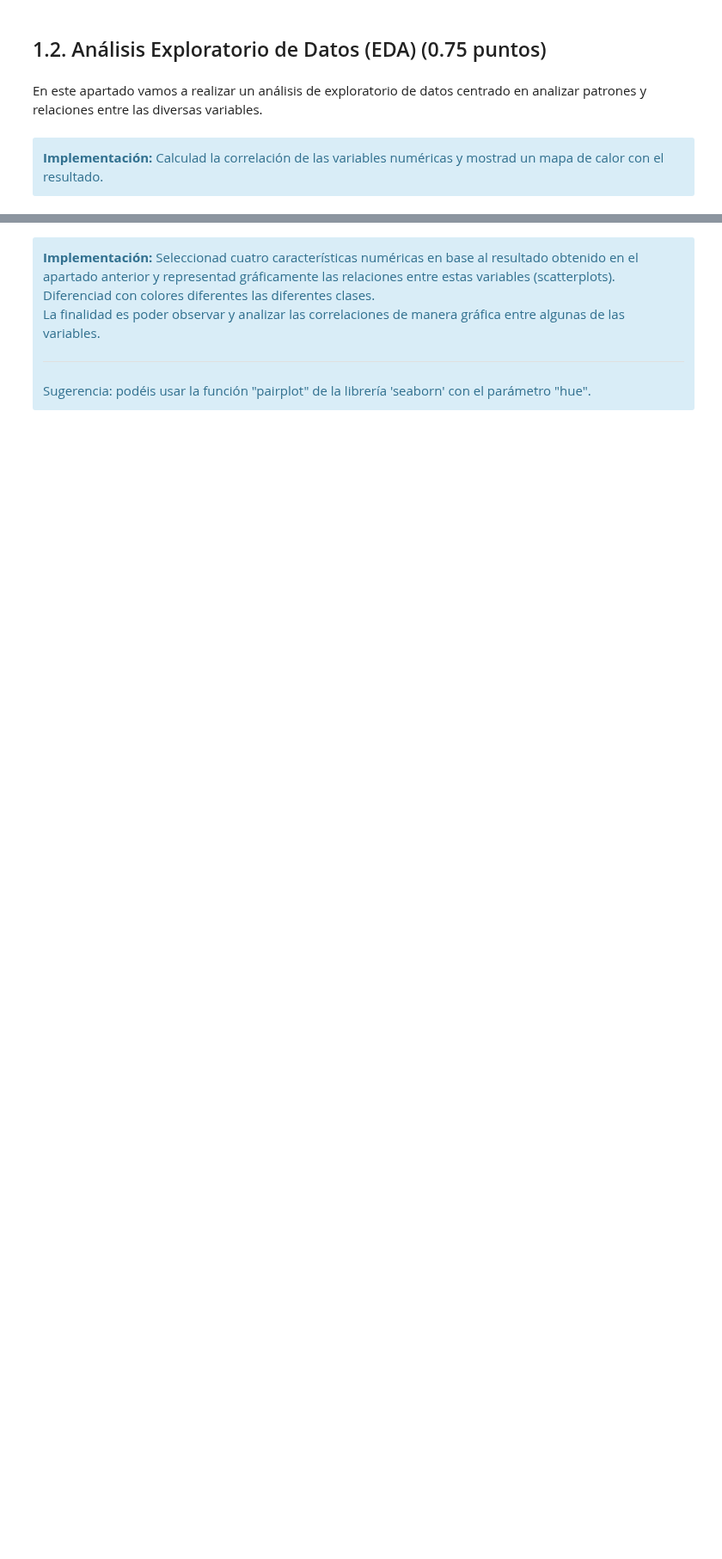
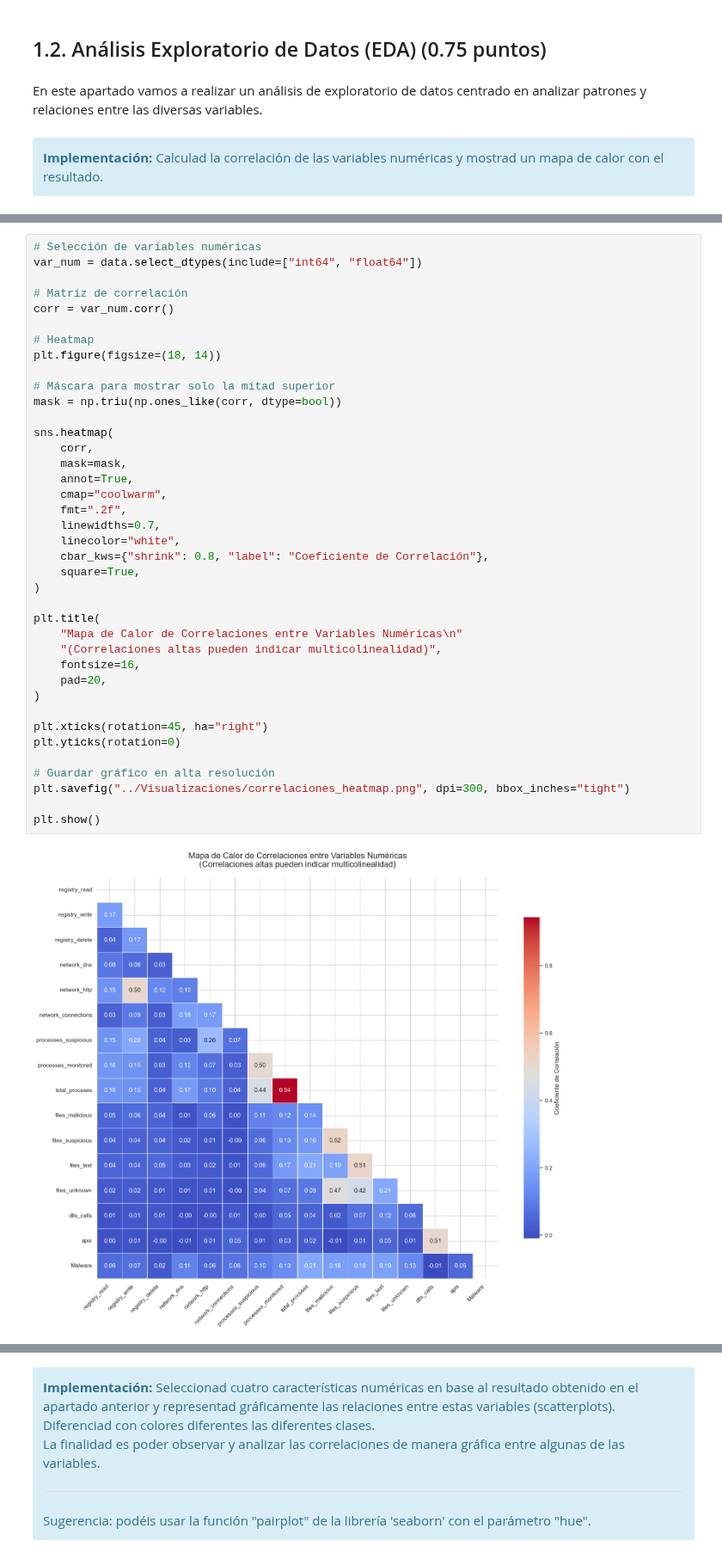
Before and after one commit to JulioUQ/Aprendizaje-automatico-con-python, a Jupyter notebook: Bloque 3 - Métodos supervisados/PEC/M2_891_20251_PEC3_UbedaQuesadaJulio.ipynb, the cells around one changed output, grey strips where cells are left out. Shown at 86% size. Cells and saved outputs as stored; diff of their text form; blank space fills up the shorter version.

```diff
--- a/Bloque 3 - Métodos supervisados/PEC/M2_891_20251_PEC3_UbedaQuesadaJulio.ipynb
+++ b/Bloque 3 - Métodos supervisados/PEC/M2_891_20251_PEC3_UbedaQuesadaJulio.ipynb
@@ -142,0 +297,41 @@ plt.show()
+# %%
+# Selección de variables numéricas
+var_num = data.select_dtypes(include=["int64", "float64"])
+
+# Matriz de correlación
+corr = var_num.corr()
+
+# Heatmap
+plt.figure(figsize=(18, 14))
+
+# Máscara para mostrar solo la mitad superior
+mask = np.triu(np.ones_like(corr, dtype=bool))
+
+sns.heatmap(
+    corr,
+    mask=mask,
+    annot=True,
+    cmap="coolwarm",
+    fmt=".2f",
+    linewidths=0.7,
+    linecolor="white",
+    cbar_kws={"shrink": 0.8, "label": "Coeficiente de Correlación"},
+    square=True,
+)
+
+plt.title(
+    "Mapa de Calor de Correlaciones entre Variables Numéricas\n"
+    "(Correlaciones altas pueden indicar multicolinealidad)",
+    fontsize=16,
+    pad=20,
+)
+
+plt.xticks(rotation=45, ha="right")
+plt.yticks(rotation=0)
+
+# Guardar gráfico en alta resolución
+plt.savefig("../Visualizaciones/correlaciones_heatmap.png", dpi=300, bbox_inches="tight")
+
+plt.show()
+# %% [output]
+[figure, added]
```
Also changed, not shown: parts of 75 cells of this notebook, 5 other files.
